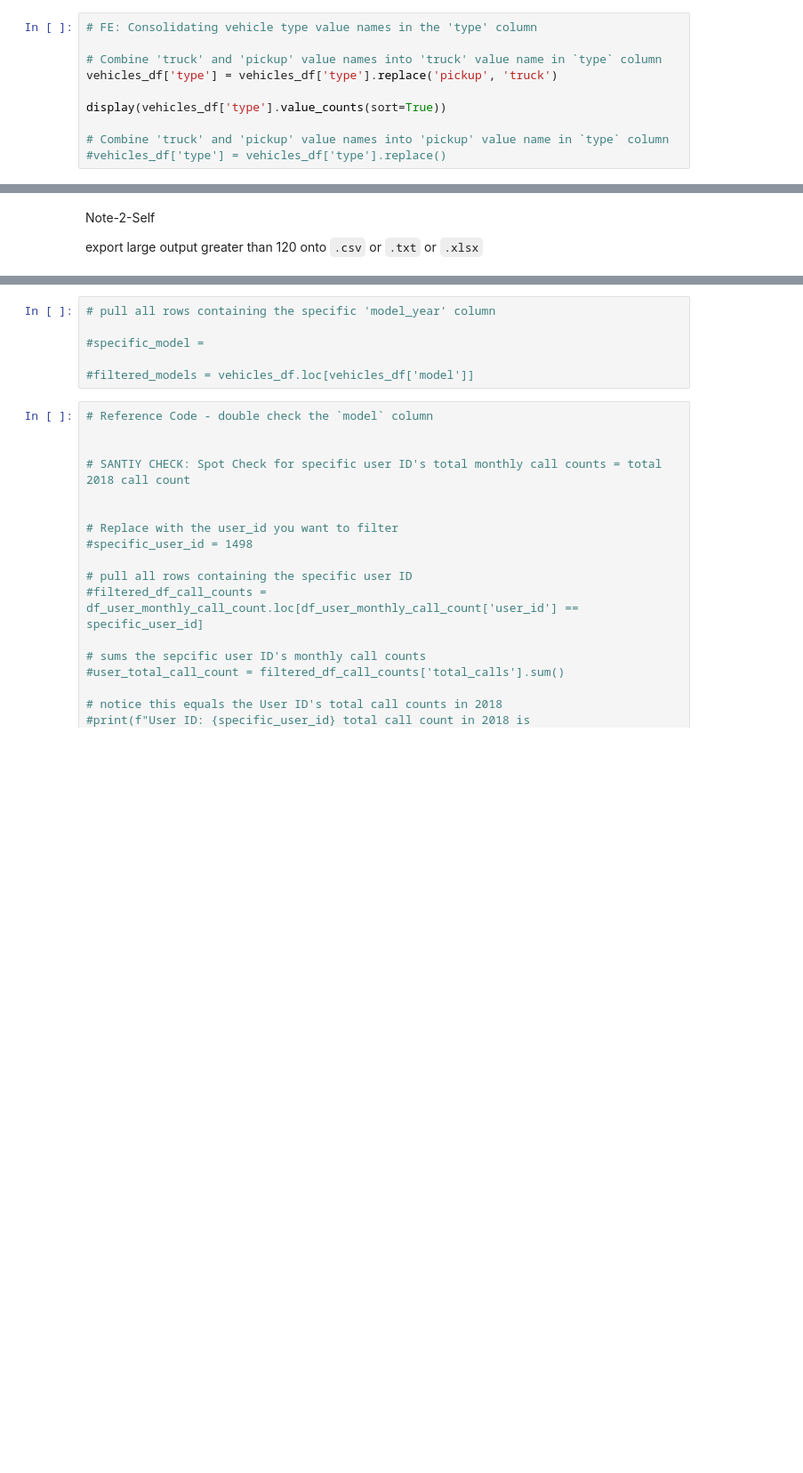
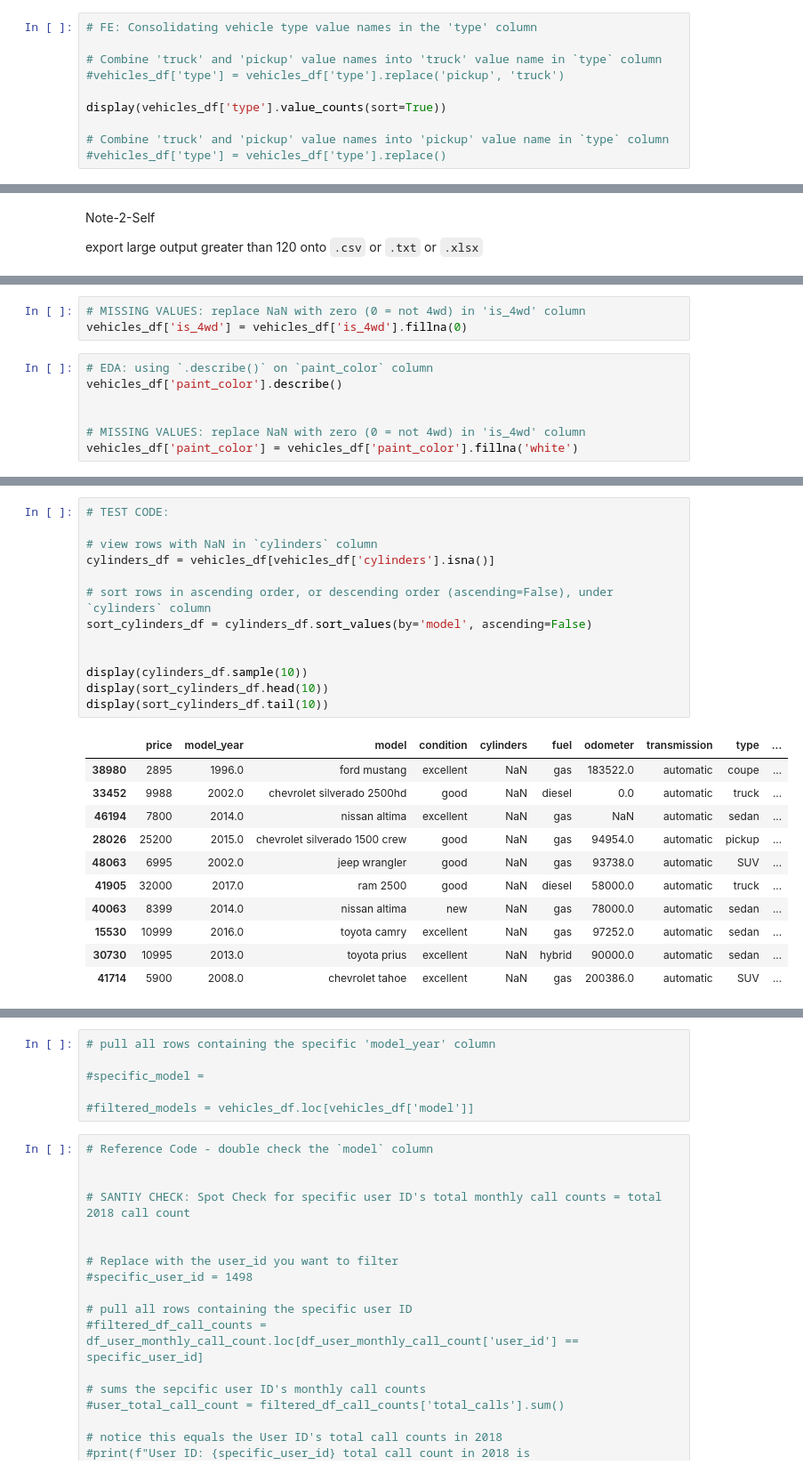
Before and after one commit to MelvicTN/SW_Development_Tool, a Jupyter notebook: EDA.ipynb, the cells around one changed output, grey strips where cells are left out. Shown at 89% size. Saved outputs shown, nothing was run; the diff lists cells and outputs as text; blank space fills up the shorter version.

```diff
--- a/EDA.ipynb
+++ b/EDA.ipynb
@@ -736,7 +779,7 @@ Name: count, Length: 95, dtype: int64
 # FE: Consolidating vehicle type value names in the 'type' column
 
 # Combine 'truck' and 'pickup' value names into 'truck' value name in `type` column
-vehicles_df['type'] = vehicles_df['type'].replace('pickup', 'truck')
+#vehicles_df['type'] = vehicles_df['type'].replace('pickup', 'truck')
 
 display(vehicles_df['type'].value_counts(sort=True))
 
@@ -781,3 +826,13 @@ export large output greater than 120 onto `.csv` or `.txt` or `.xlsx`
     - will determine and return if needed to change to `datetime` datatype
 - may want to clean the `model_year` column to be 4-digit year (YYYY)
 - <>
+# %%
+# MISSING VALUES: replace NaN with zero (0 = not 4wd) in 'is_4wd' column
+vehicles_df['is_4wd'] = vehicles_df['is_4wd'].fillna(0)
+# %%
+# EDA: using `.describe()` on `paint_color` column
+vehicles_df['paint_color'].describe()
+
+
+# MISSING VALUES: replace NaN with zero (0 = not 4wd) in 'is_4wd' column
+vehicles_df['paint_color'] = vehicles_df['paint_color'].fillna('white')
@@ -783,0 +887,25 @@ export large output greater than 120 onto `.csv` or `.txt` or `.xlsx`
+# %%
+# TEST CODE:
+
+# view rows with NaN in `cylinders` column
+cylinders_df = vehicles_df[vehicles_df['cylinders'].isna()]
+
+# sort rows in ascending order, or descending order (ascending=False), under `cylinders` column
+sort_cylinders_df = cylinders_df.sort_values(by='model', ascending=False)
+
+
+display(cylinders_df.sample(10))
+display(sort_cylinders_df.head(10))
+display(sort_cylinders_df.tail(10))
+# %% [output]
+|  | price | model_year | model | condition | cylinders | fuel | odometer | transmission | type | ... |
+| 38980 | 2895 | 1996.0 | ford mustang | excellent | NaN | gas | 183522.0 | automatic | coupe | ... |
+| 33452 | 9988 | 2002.0 | chevrolet silverado 2500hd | good | NaN | diesel | 0.0 | automatic | truck | ... |
+| 46194 | 7800 | 2014.0 | nissan altima | excellent | NaN | gas | NaN | automatic | sedan | ... |
+| 28026 | 25200 | 2015.0 | chevrolet silverado 1500 crew | good | NaN | gas | 94954.0 | automatic | pickup | ... |
+| 48063 | 6995 | 2002.0 | jeep wrangler | good | NaN | gas | 93738.0 | automatic | SUV | ... |
+| 41905 | 32000 | 2017.0 | ram 2500 | good | NaN | diesel | 58000.0 | automatic | truck | ... |
+| 40063 | 8399 | 2014.0 | nissan altima | new | NaN | gas | 78000.0 | automatic | sedan | ... |
+| 15530 | 10999 | 2016.0 | toyota camry | excellent | NaN | gas | 97252.0 | automatic | sedan | ... |
+| 30730 | 10995 | 2013.0 | toyota prius | excellent | NaN | hybrid | 90000.0 | automatic | sedan | ... |
+| 41714 | 5900 | 2008.0 | chevrolet tahoe | excellent | NaN | gas | 200386.0 | automatic | SUV | ... |
```
Also changed, not shown: parts of 14 cells of this notebook.
